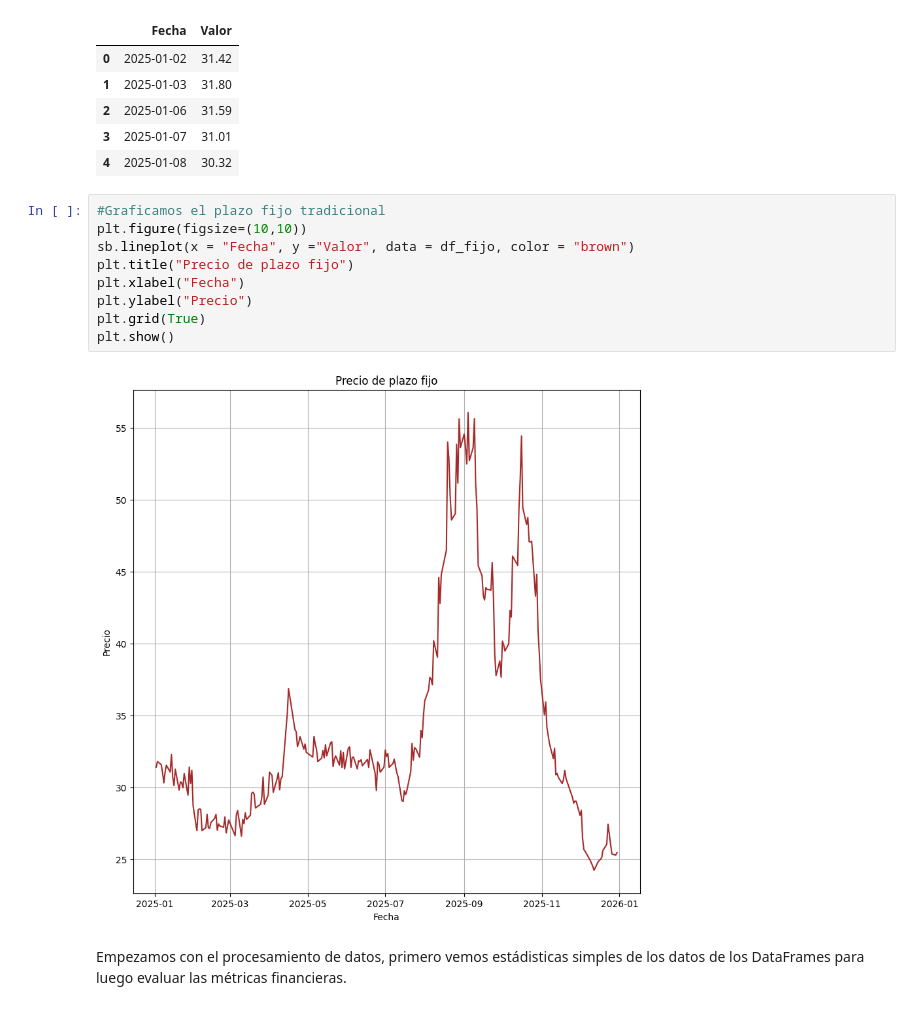
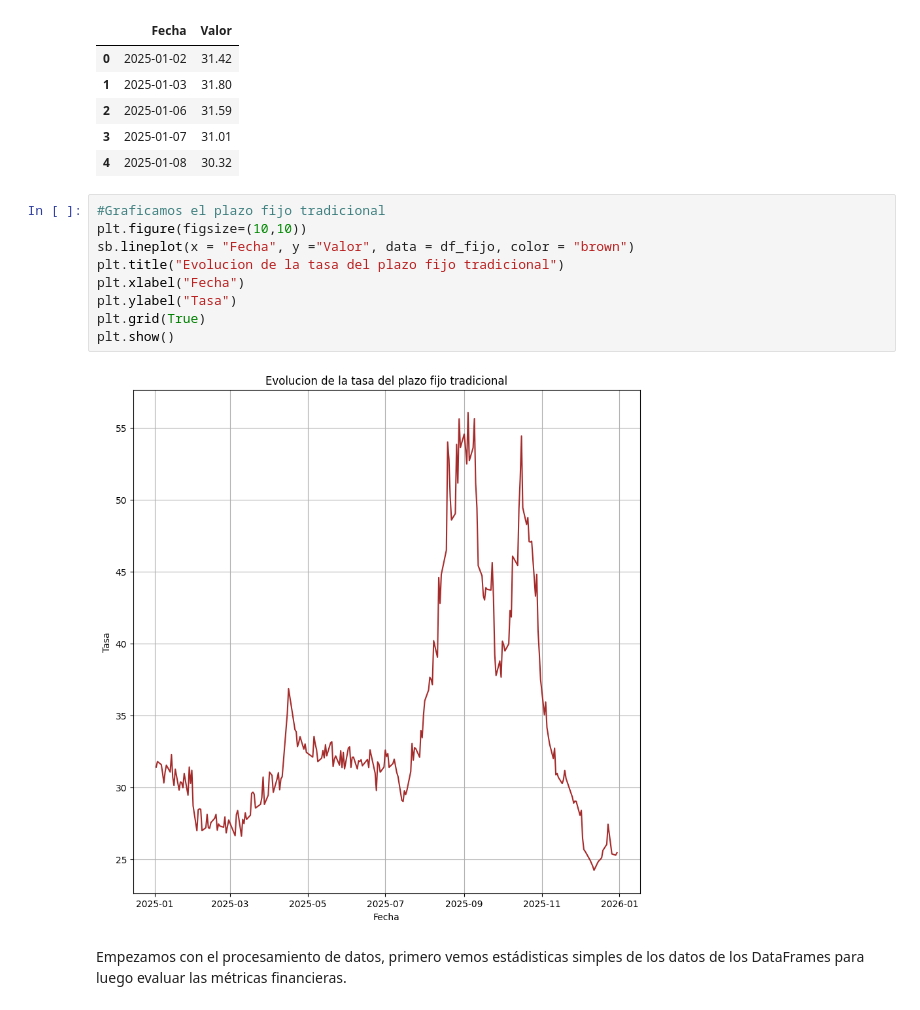
Before and after one commit to fnlopezsanz/TP_Lab_Met_Cuantitativos_Inversiones, a Jupyter notebook: notebook_inversiones.ipynb, the cells around one changed output. Drawn from its saved outputs; the diff is of its cells as text.

```diff
--- a/notebook_inversiones.ipynb
+++ b/notebook_inversiones.ipynb
@@ -269,14 +269,14 @@ memory usage: 3.9+ KB
 # %%
 #Graficamos el plazo fijo tradicional
 plt.figure(figsize=(10,10))
 sb.lineplot(x = "Fecha", y ="Valor", data = df_fijo, color = "brown")
-plt.title("Precio de plazo fijo")
+plt.title("Evolucion de la tasa del plazo fijo tradicional")
 plt.xlabel("Fecha")
-plt.ylabel("Precio")
+plt.ylabel("Tasa")
 plt.grid(True)
 plt.show()
 # %% [output]
-[figure, old version]
+[figure, new version]
 # %% [markdown]
 Empezamos con el procesamiento de datos, primero vemos estádisticas simples de los datos de los DataFrames para luego evaluar las métricas financieras.
 # %%
```
Also changed, not shown: parts of 9 cells of this notebook.
